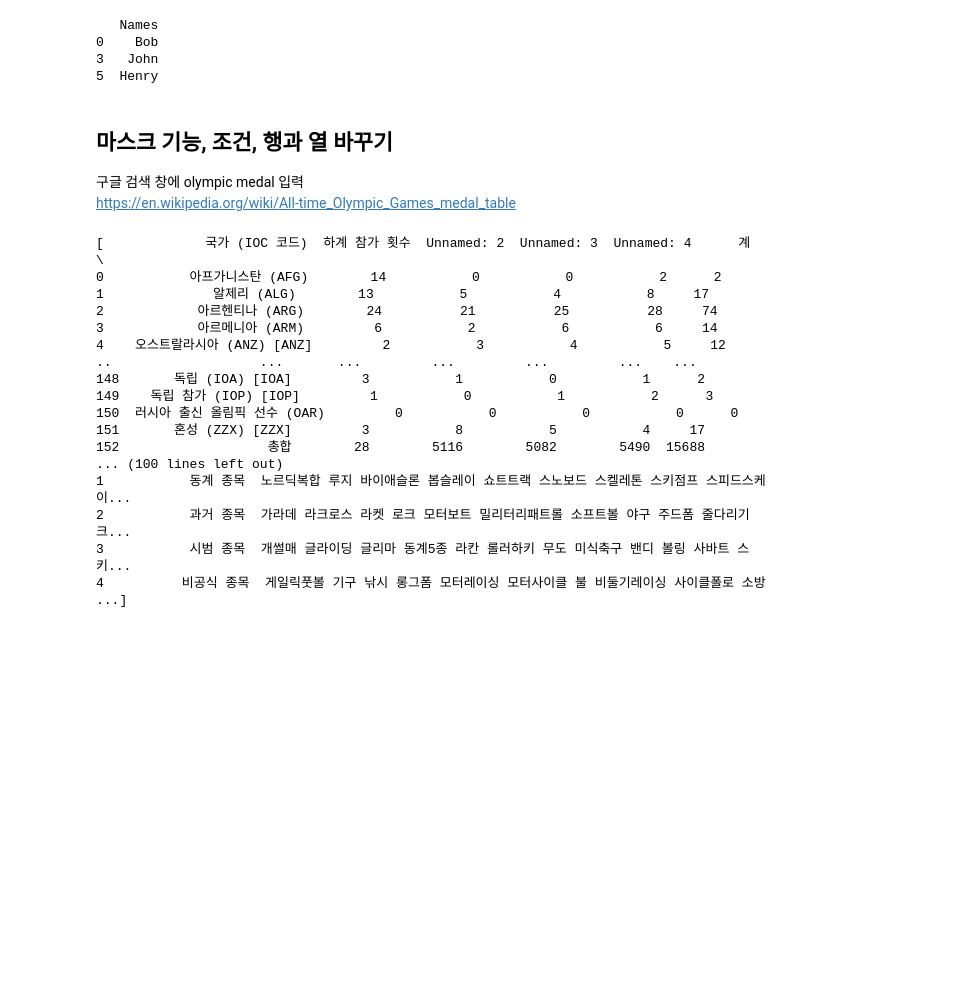
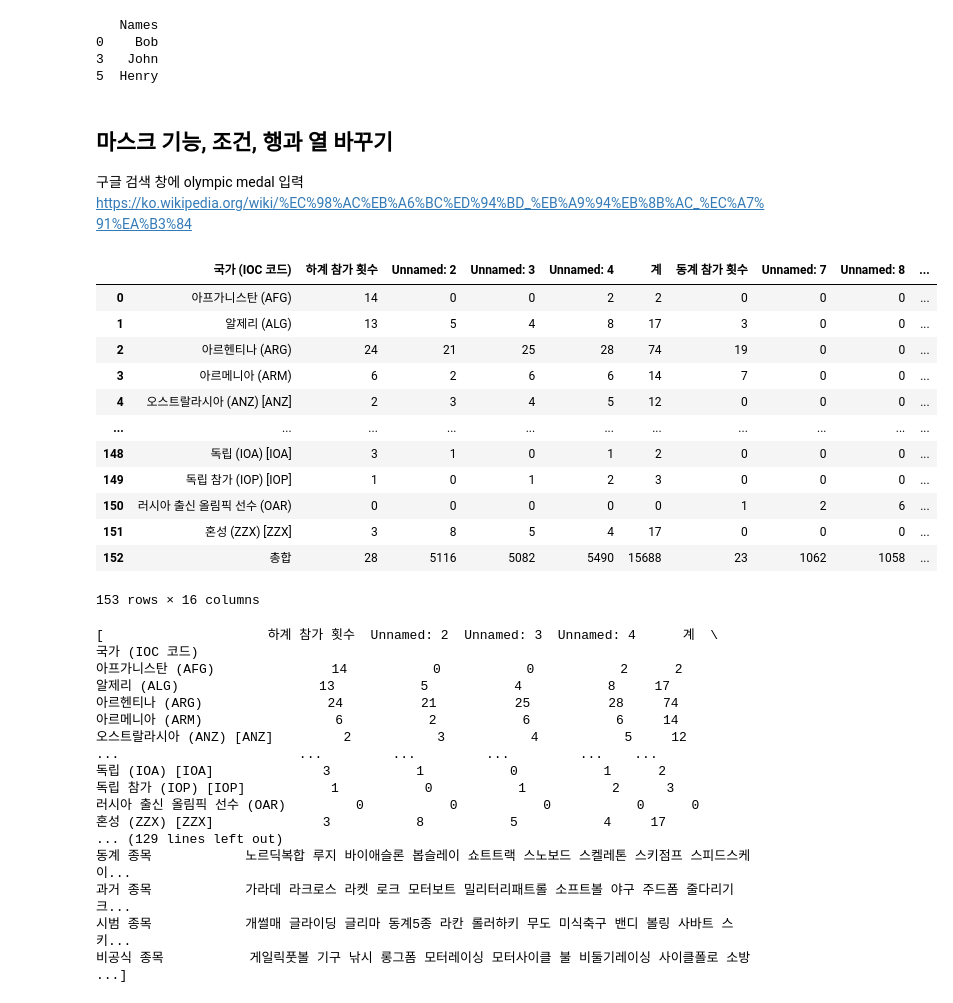
Before and after one commit to kig2929kig/colab, a Jupyter notebook: 데이터분석및시각화ipynb.ipynb, the cells around one changed output. Drawn from its saved outputs; the diff is of its cells as text; code cells hidden in the pictures; blank space fills up the shorter version.

```diff
--- a/데이터분석및시각화ipynb.ipynb
+++ b/데이터분석및시각화ipynb.ipynb
@@ -306,4 +306,4 @@ print(df.iloc[[0,3,5], [0]]) # 열 지정값이 인덱스 - 행번호를 기준
 ## 마스크 기능, 조건, 행과 열 바꾸기
 
 구글 검색 창에 olympic medal 입력
-https://en.wikipedia.org/wiki/All-time_Olympic_Games_medal_table
+https://ko.wikipedia.org/wiki/%EC%98%AC%EB%A6%BC%ED%94%BD_%EB%A9%94%EB%8B%AC_%EC%A7%91%EA%B3%84
@@ -310,22 +315,38 @@ https://en.wikipedia.org/wiki/All-time_Olympic_Games_medal_table
+# %%
+df[0]
+# %% [output]
+|  | 국가 (IOC 코드) | 하계 참가 횟수 | Unnamed: 2 | Unnamed: 3 | Unnamed: 4 | 계 | 동계 참가 횟수 | Unnamed: 7 | Unnamed: 8 | ... |
+| 0 | 아프가니스탄 (AFG) | 14 | 0 | 0 | 2 | 2 | 0 | 0 | 0 | ... |
+| 1 | 알제리 (ALG) | 13 | 5 | 4 | 8 | 17 | 3 | 0 | 0 | ... |
+| 2 | 아르헨티나 (ARG) | 24 | 21 | 25 | 28 | 74 | 19 | 0 | 0 | ... |
+| 3 | 아르메니아 (ARM) | 6 | 2 | 6 | 6 | 14 | 7 | 0 | 0 | ... |
+| 4 | 오스트랄라시아 (ANZ) [ANZ] | 2 | 3 | 4 | 5 | 12 | 0 | 0 | 0 | ... |
+| ... | ... | ... | ... | ... | ... | ... | ... | ... | ... | ... |
+| 148 | 독립 (IOA) [IOA] | 3 | 1 | 0 | 1 | 2 | 0 | 0 | 0 | ... |
+| 149 | 독립 참가 (IOP) [IOP] | 1 | 0 | 1 | 2 | 3 | 0 | 0 | 0 | ... |
+| 150 | 러시아 출신 올림픽 선수 (OAR) | 0 | 0 | 0 | 0 | 0 | 1 | 2 | 6 | ... |
+| 151 | 혼성 (ZZX) [ZZX] | 3 | 8 | 5 | 4 | 17 | 0 | 0 | 0 | ... |
+| 152 | 총합 | 28 | 5116 | 5082 | 5490 | 15688 | 23 | 1062 | 1058 | ... |
+153 rows × 16 columns
 # %%
 import pandas as pd
-df = pd.read_html('https://ko.wikipedia.org/wiki/%EC%98%AC%EB%A6%BC%ED%94%BD_%EB%A9%94%EB%8B%AC_%EC%A7%91%EA%B3%84')
+df = pd.read_html('https://ko.wikipedia.org/wiki/%EC%98%AC%EB%A6%BC%ED%94%BD_%EB%A9%94%EB%8B%AC_%EC%A7%91%EA%B3%84', header=0, index_col=0)
 print(df)
 # %% [output]
-[             국가 (IOC 코드)  하계 참가 횟수  Unnamed: 2  Unnamed: 3  Unnamed: 4      계  \
-0           아프가니스탄 (AFG)        14           0           0           2      2
-1              알제리 (ALG)        13           5           4           8     17
-2            아르헨티나 (ARG)        24          21          25          28     74
-3            아르메니아 (ARM)         6           2           6           6     14
-4    오스트랄라시아 (ANZ) [ANZ]         2           3           4           5     12
-..                   ...       ...         ...         ...         ...    ...
-148       독립 (IOA) [IOA]         3           1           0           1      2
-149    독립 참가 (IOP) [IOP]         1           0           1           2      3
-150  러시아 출신 올림픽 선수 (OAR)         0           0           0           0      0
-151       혼성 (ZZX) [ZZX]         3           8           5           4     17
-152                   총합        28        5116        5082        5490  15688
-... (100 lines left out)
-1           동계 종목  노르딕복합 루지 바이애슬론 봅슬레이 쇼트트랙 스노보드 스켈레톤 스키점프 스피드스케이...
-2           과거 종목  가라데 라크로스 라켓 로크 모터보트 밀리터리패트롤 소프트볼 야구 주드폼 줄다리기 크...
-3           시범 종목  개썰매 글라이딩 글리마 동계5종 라칸 롤러하키 무도 미식축구 밴디 볼링 사바트 스키...
-4          비공식 종목  게일릭풋볼 기구 낚시 롱그폼 모터레이싱 모터사이클 불 비둘기레이싱 사이클폴로 소방 ...]
+[                     하계 참가 횟수  Unnamed: 2  Unnamed: 3  Unnamed: 4      계  \
+국가 (IOC 코드)
+아프가니스탄 (AFG)               14           0           0           2      2
+알제리 (ALG)                  13           5           4           8     17
+아르헨티나 (ARG)                24          21          25          28     74
+아르메니아 (ARM)                 6           2           6           6     14
+오스트랄라시아 (ANZ) [ANZ]         2           3           4           5     12
+...                       ...         ...         ...         ...    ...
+독립 (IOA) [IOA]              3           1           0           1      2
+독립 참가 (IOP) [IOP]           1           0           1           2      3
+러시아 출신 올림픽 선수 (OAR)         0           0           0           0      0
+혼성 (ZZX) [ZZX]              3           8           5           4     17
+... (129 lines left out)
+동계 종목            노르딕복합 루지 바이애슬론 봅슬레이 쇼트트랙 스노보드 스켈레톤 스키점프 스피드스케이...
+과거 종목            가라데 라크로스 라켓 로크 모터보트 밀리터리패트롤 소프트볼 야구 주드폼 줄다리기 크...
+시범 종목            개썰매 글라이딩 글리마 동계5종 라칸 롤러하키 무도 미식축구 밴디 볼링 사바트 스키...
+비공식 종목           게일릭풋볼 기구 낚시 롱그폼 모터레이싱 모터사이클 불 비둘기레이싱 사이클폴로 소방 ...]
```
Also changed, not shown: parts of 27 cells of this notebook.
